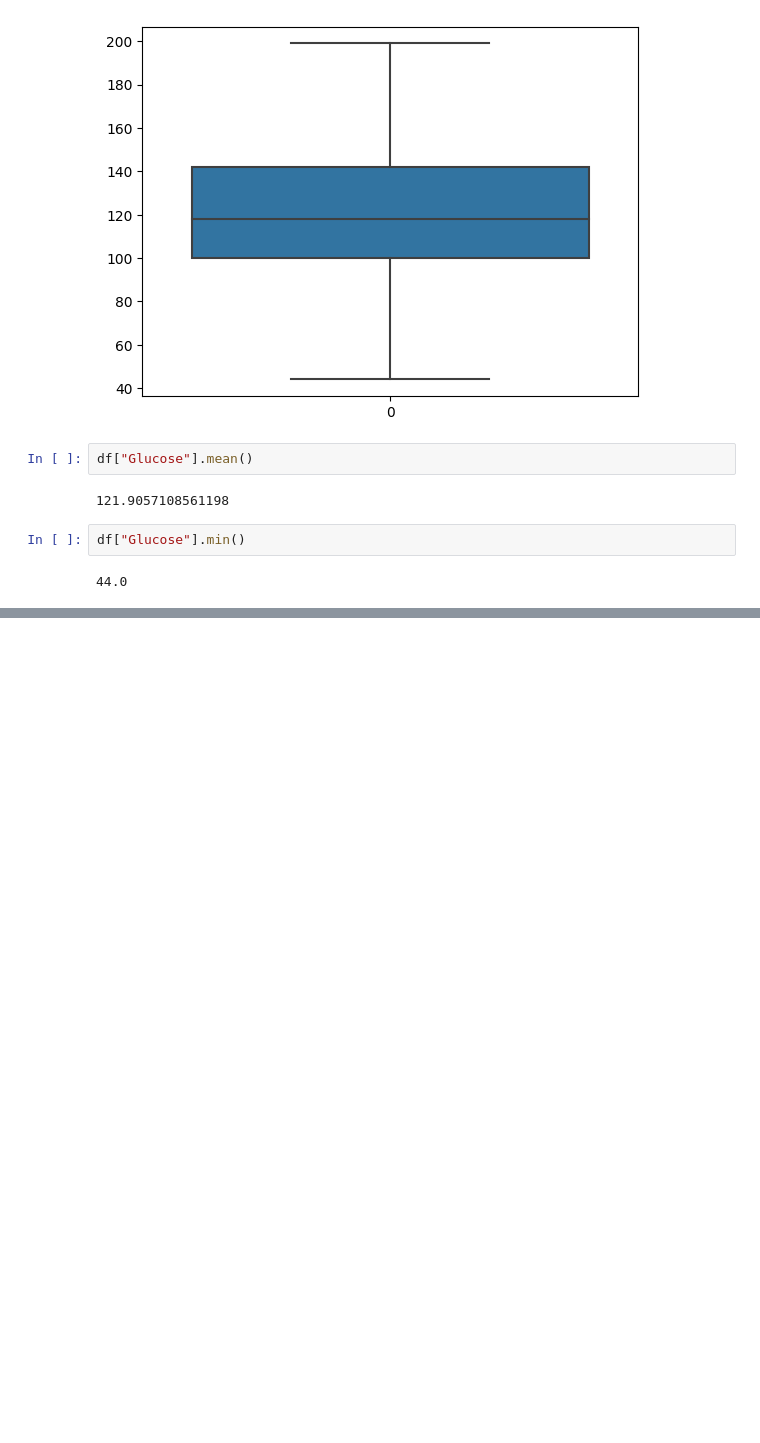
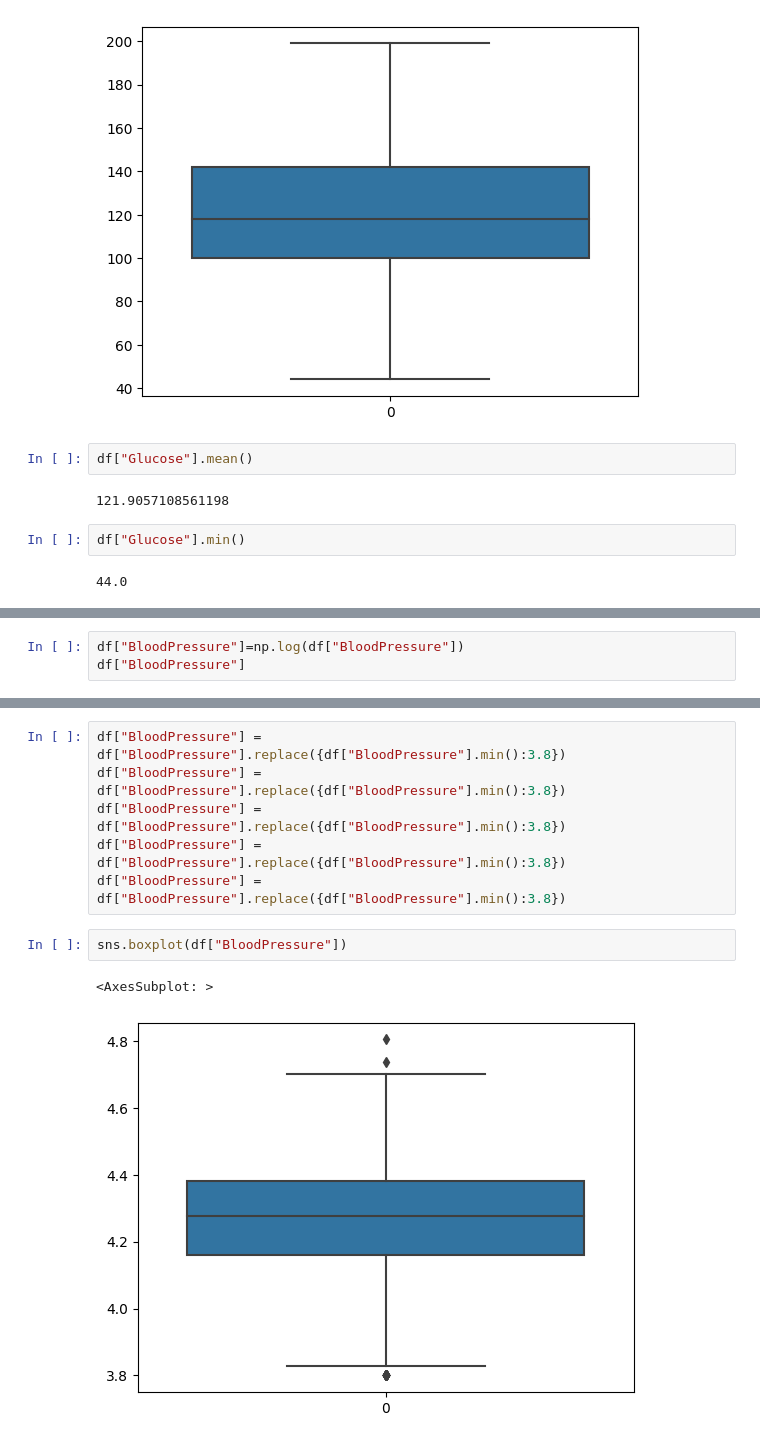
Before and after one commit to vipultrivedidsaimlbi/11_01_KNN-Dataset-20221101T141602Z-001, a Jupyter notebook: 11_01_KNN Dataset/KNN Dibetes 1.ipynb, the cells around one changed output, grey strips where cells are left out. Saved outputs shown, nothing was run; the diff lists cells and outputs as text; blank space fills up the shorter version.

```diff
--- a/11_01_KNN Dataset/KNN Dibetes 1.ipynb
+++ b/11_01_KNN Dataset/KNN Dibetes 1.ipynb
@@ -66,0 +95,3 @@ df["Glucose"]
+# %%
+df["BloodPressure"]=np.log(df["BloodPressure"])
+df["BloodPressure"]
@@ -66,0 +111,11 @@ df["Glucose"]
+# %%
+df["BloodPressure"] = df["BloodPressure"].replace({df["BloodPressure"].min():3.8})
+df["BloodPressure"] = df["BloodPressure"].replace({df["BloodPressure"].min():3.8})
+df["BloodPressure"] = df["BloodPressure"].replace({df["BloodPressure"].min():3.8})
+df["BloodPressure"] = df["BloodPressure"].replace({df["BloodPressure"].min():3.8})
+df["BloodPressure"] = df["BloodPressure"].replace({df["BloodPressure"].min():3.8})
+# %%
+sns.boxplot(df["BloodPressure"])
+# %% [output]
+<AxesSubplot: >
+[figure, added]
```
Also changed, not shown: parts of 10 cells of this notebook.
